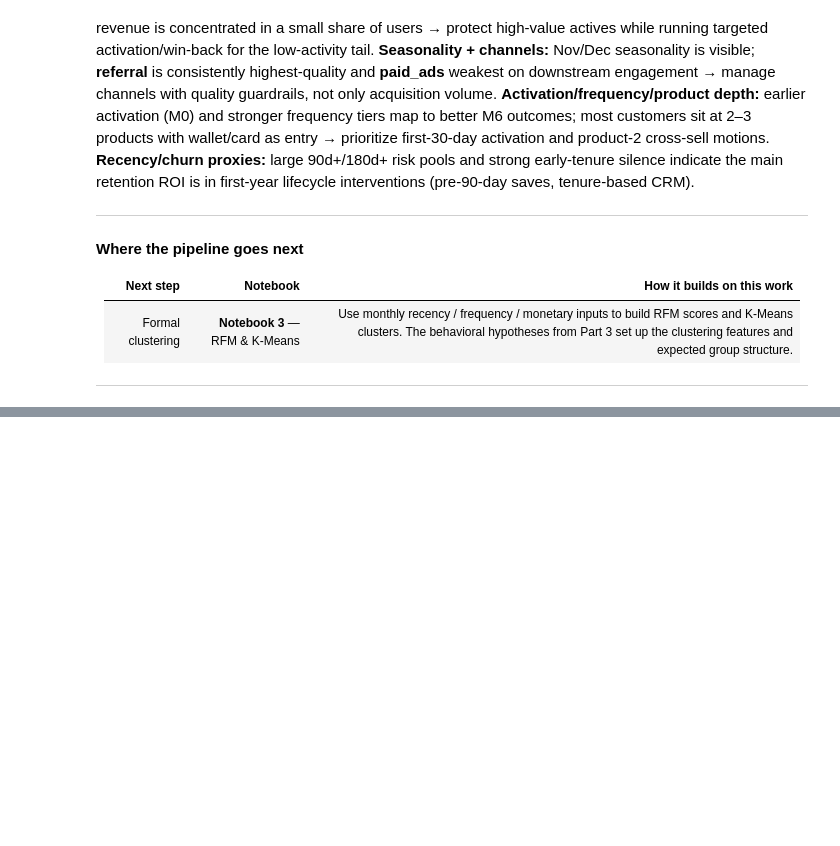
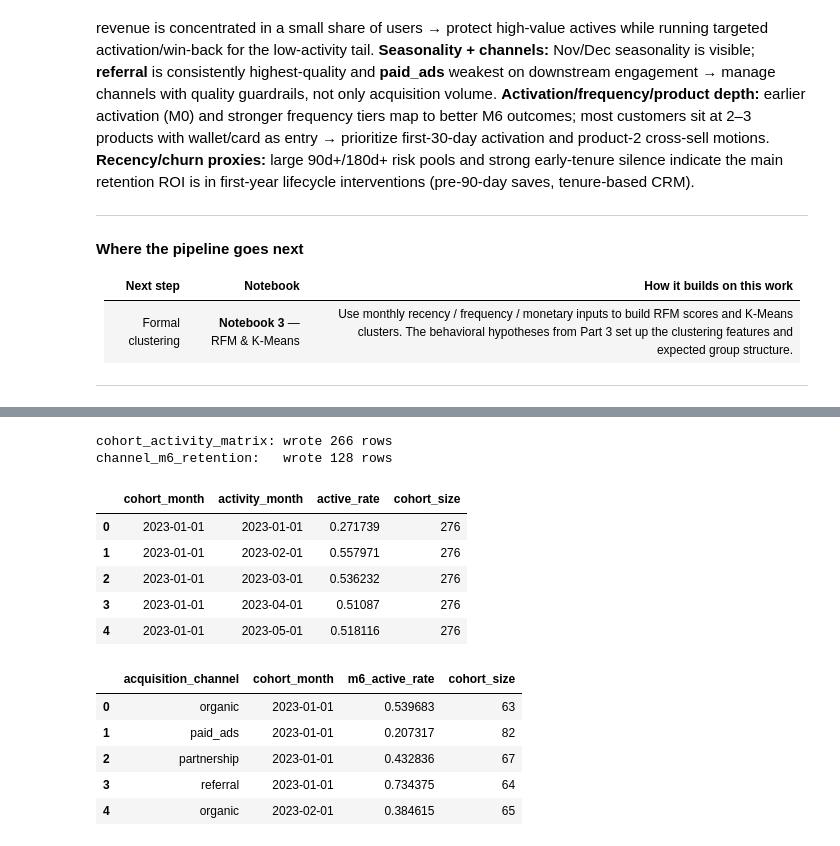
Before and after one commit to pauloabcalcada/fintech-ai-segmentation, a Jupyter notebook: notebooks/2.EDA_cohort_analysis.ipynb, the cells around one changed output, grey strips where cells are left out. Cells and saved outputs as stored; diff of their text form; code cells hidden in the pictures; blank space fills up the shorter version.

```diff
--- a/notebooks/2.EDA_cohort_analysis.ipynb
+++ b/notebooks/2.EDA_cohort_analysis.ipynb
@@ -1838,0 +1843,75 @@ On the **aggregate tenure curve**, the **steepest marginal drop** is **M4→M5**
+# %%
+# Materialise cohort_activity_matrix and channel_m6_retention to Supabase
+
+from pathlib import Path
+import sys
+
+# Make local src package importable when kernel is not launched via Poetry.
+repo_root = Path.cwd()
+if not (repo_root / "src").exists() and (repo_root.parent / "src").exists():
+    repo_root = repo_root.parent
+src_path = repo_root / "src"
+if src_path.exists() and str(src_path) not in sys.path:
+    sys.path.insert(0, str(src_path))
+
+from fintech_ai_segmentation.cohort_aggregates import (
+    build_cohort_activity_matrix,
+    build_channel_m6_retention,
+)
+
+if "engine" not in globals():
+    raise RuntimeError("SQLAlchemy engine not found — run the connection cell first.")
+
+if "grid" not in globals():
+    raise RuntimeError("grid not found — run the cohort analysis cells (Part 3) first.")
+
+if "channel_kpi" not in globals():
+    raise RuntimeError("channel_kpi not found — run the channel KPI cell (Part 3) first.")
+
+_schema = "public"
+
+# --- cohort_activity_matrix ---
+df_cohort_activity_matrix = build_cohort_activity_matrix(grid)
+
+df_cohort_activity_matrix.to_sql(
+    "cohort_activity_matrix",
+    engine,
+    schema=_schema,
+    if_exists="replace",
+    index=False,
+    chunksize=500,
+    method="multi",
+)
+print(f"cohort_activity_matrix: wrote {len(df_cohort_activity_matrix):,} rows")
+
+# --- channel_m6_retention ---
+df_channel_m6_retention = build_channel_m6_retention(channel_kpi)
+
+df_channel_m6_retention.to_sql(
+    "channel_m6_retention",
+    engine,
+    schema=_schema,
+    if_exists="replace",
+    index=False,
+    chunksize=500,
+    method="multi",
+)
+print(f"channel_m6_retention:   wrote {len(df_channel_m6_retention):,} rows")
+
+display(df_cohort_activity_matrix.head())
+display(df_channel_m6_retention.head())
+# %% [output]
+cohort_activity_matrix: wrote 266 rows
+channel_m6_retention:   wrote 128 rows
+|  | cohort_month | activity_month | active_rate | cohort_size |
+| 0 | 2023-01-01 | 2023-01-01 | 0.271739 | 276 |
+| 1 | 2023-01-01 | 2023-02-01 | 0.557971 | 276 |
+| 2 | 2023-01-01 | 2023-03-01 | 0.536232 | 276 |
+| 3 | 2023-01-01 | 2023-04-01 | 0.51087 | 276 |
+| 4 | 2023-01-01 | 2023-05-01 | 0.518116 | 276 |
+|  | acquisition_channel | cohort_month | m6_active_rate | cohort_size |
+| 0 | organic | 2023-01-01 | 0.539683 | 63 |
+| 1 | paid_ads | 2023-01-01 | 0.207317 | 82 |
+| 2 | partnership | 2023-01-01 | 0.432836 | 67 |
+| 3 | referral | 2023-01-01 | 0.734375 | 64 |
+| 4 | organic | 2023-02-01 | 0.384615 | 65 |
```
Also changed, not shown: parts of 4 cells of this notebook, 2 other files.
